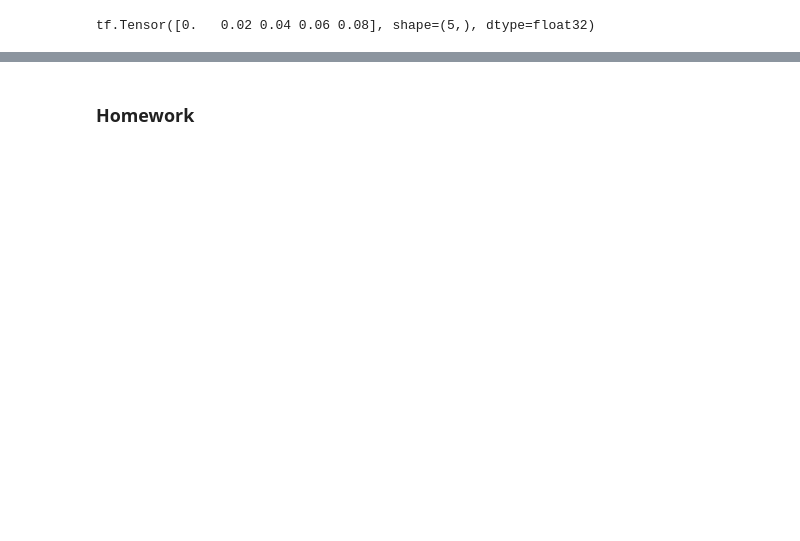
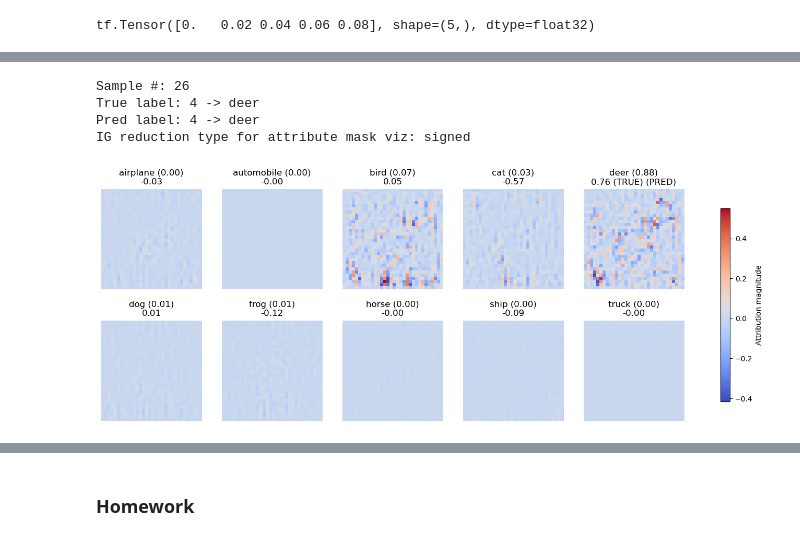
Before and after one commit to sscott-cse/Intro-Deep-Learning-Notebooks, a Jupyter notebook: CSCE-479-879/Hackathons/hackathon4.ipynb, the cells around one changed output, grey strips where cells are left out. Drawn from its saved outputs; the diff is of its cells as text; code cells hidden in the pictures; blank space fills up the shorter version.

```diff
--- a/CSCE-479-879/Hackathons/hackathon4.ipynb
+++ b/CSCE-479-879/Hackathons/hackathon4.ipynb
@@ -718,0 +999,8 @@ _ = plot_img_attributions(image=image_tensors[0],
+# %%
+get_ig_all_classes(sample_num=success_idx, ig_reduction_type='signed') # fig 2
+# %% [output]
+Sample #: 26
+True label: 4 -> deer
+Pred label: 4 -> deer
+IG reduction type for attribute mask viz: signed
+[figure, added]
```
Also changed, not shown: parts of 54 cells of this notebook.
